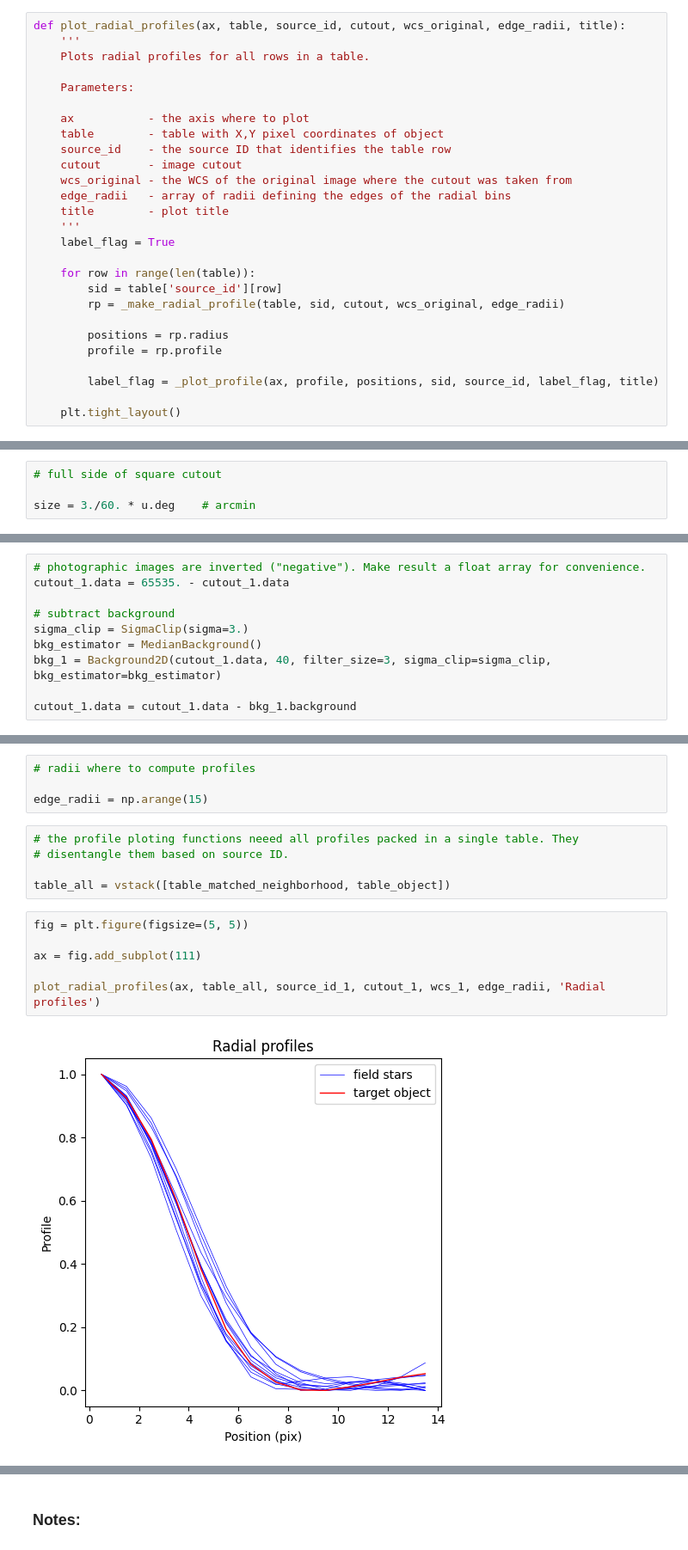
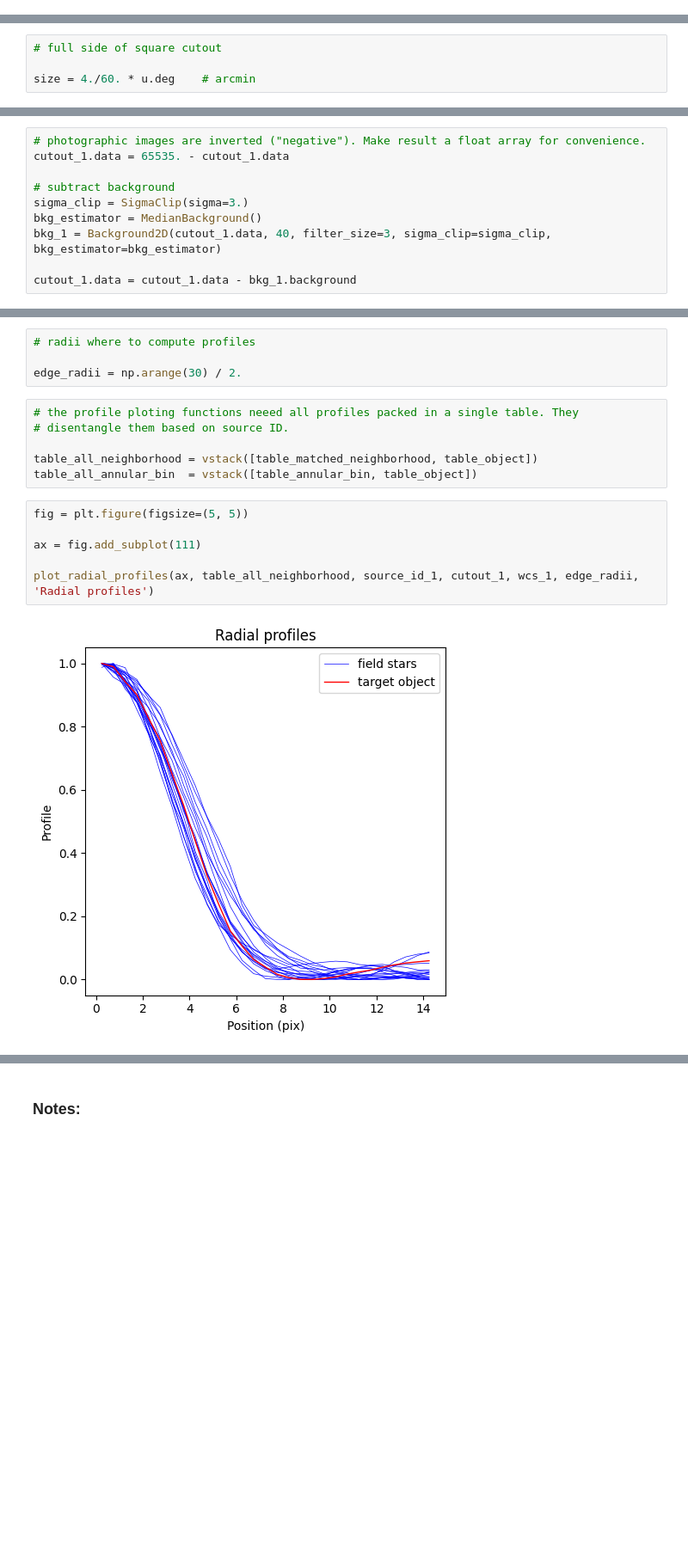
Before and after one commit to cuernodegazpacho/plateanalysis, a Jupyter notebook: footprints/event_analysis.ipynb, the cells around one changed output, grey strips where cells are left out. Shown at 86% size. Drawn from its saved outputs; the diff is of its cells as text; blank space fills up the shorter version.

```diff
--- a/footprints/event_analysis.ipynb
+++ b/footprints/event_analysis.ipynb
@@ -203,32 +119,5 @@ def plot_profiles(ax, table, source_id, cutout, wcs_original, size, angle, title
 
     plt.tight_layout()
-# %%
-def plot_radial_profiles(ax, table, source_id, cutout, wcs_original, edge_radii, title):
-    '''
-    Plots radial profiles for all rows in a table.
-
-    Parameters:
-
-    ax           - the axis where to plot
-    table        - table with X,Y pixel coordinates of object
-    source_id    - the source ID that identifies the table row
-    cutout       - image cutout
-    wcs_original - the WCS of the original image where the cutout was taken from
-    edge_radii   - array of radii defining the edges of the radial bins
-    title        - plot title
-    '''
-    label_flag = True
-
-    for row in range(len(table)):
-        sid = table['source_id'][row]
-        rp = _make_radial_profile(table, sid, cutout, wcs_original, edge_radii)
-
-        positions = rp.radius
-        profile = rp.profile
-
-        label_flag = _plot_profile(ax, profile, positions, sid, source_id, label_flag, title)
-
-    plt.tight_layout()
 # %% [markdown]
 ## Data definitions
 # %%
@@ -307,7 +199,7 @@ Finally, filter out bad table entries using same criteria adopted in *find_misma
 # %%
 # full side of square cutout
 
-size = 3./60. * u.deg    # arcmin
+size = 4./60. * u.deg    # arcmin
 # %%
 # starting point is the row with source_id_1. We need the celestial coordinates.
 mask = table_object['source_id'] == source_id_1
@@ -388,17 +300,18 @@ We compute radial profiles for all stars in the field, and the target object.
 # %%
 # radii where to compute profiles
 
-edge_radii = np.arange(15)
+edge_radii = np.arange(30) / 2.
 # %%
 # the profile ploting functions neeed all profiles packed in a single table. They
 # disentangle them based on source ID.
 
-table_all = vstack([table_matched_neighborhood, table_object])
+table_all_neighborhood = vstack([table_matched_neighborhood, table_object])
+table_all_annular_bin  = vstack([table_annular_bin, table_object])
 # %%
 fig = plt.figure(figsize=(5, 5))
 
 ax = fig.add_subplot(111)
 
-plot_radial_profiles(ax, table_all, source_id_1, cutout_1, wcs_1, edge_radii, 'Radial profiles')
+plot_radial_profiles(ax, table_all_neighborhood, source_id_1, cutout_1, wcs_1, edge_radii, 'Radial profiles')
 # %% [output]
-[figure, old version]
+[figure, new version]
```
Also changed, not shown: parts of 24 cells of this notebook, 11 other files.
